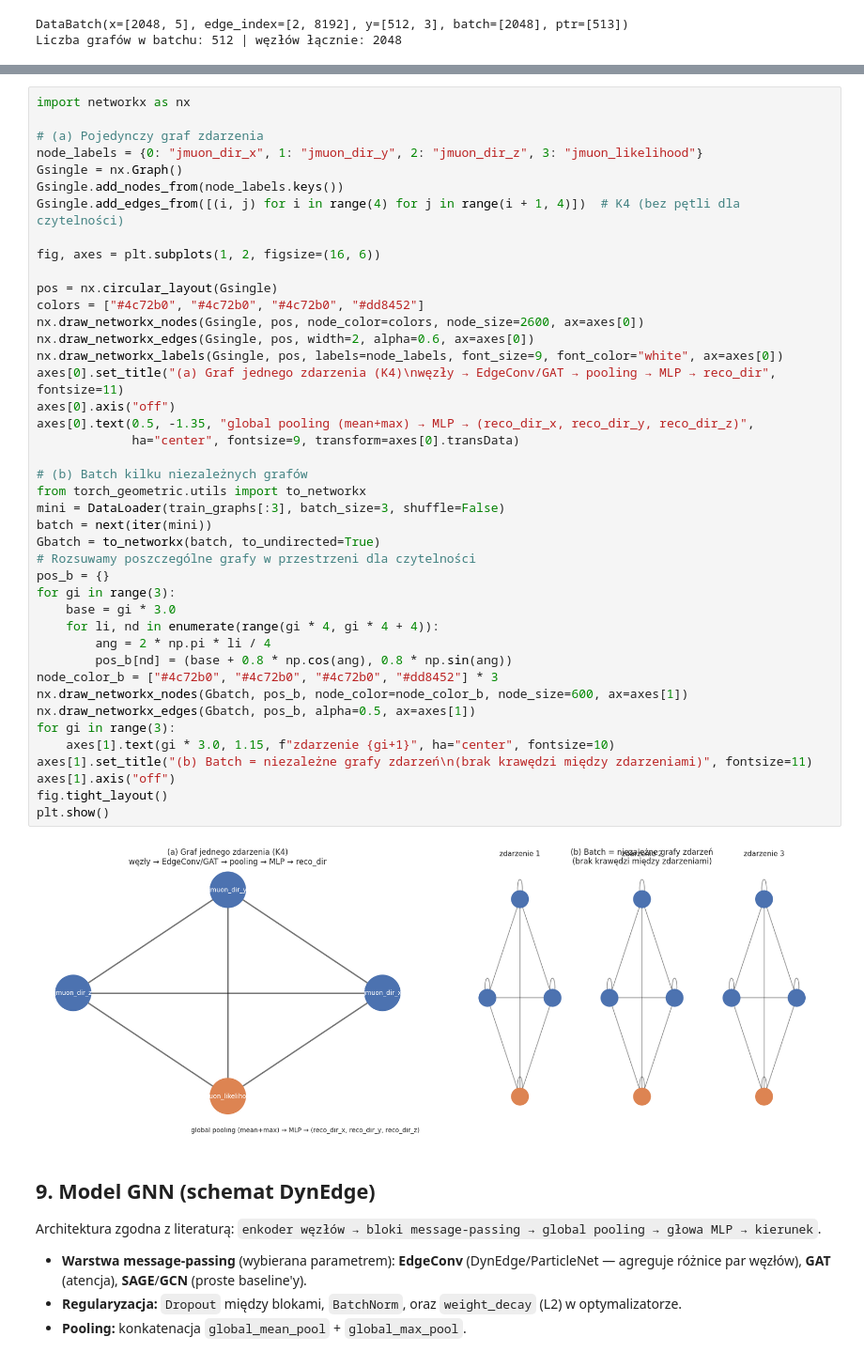
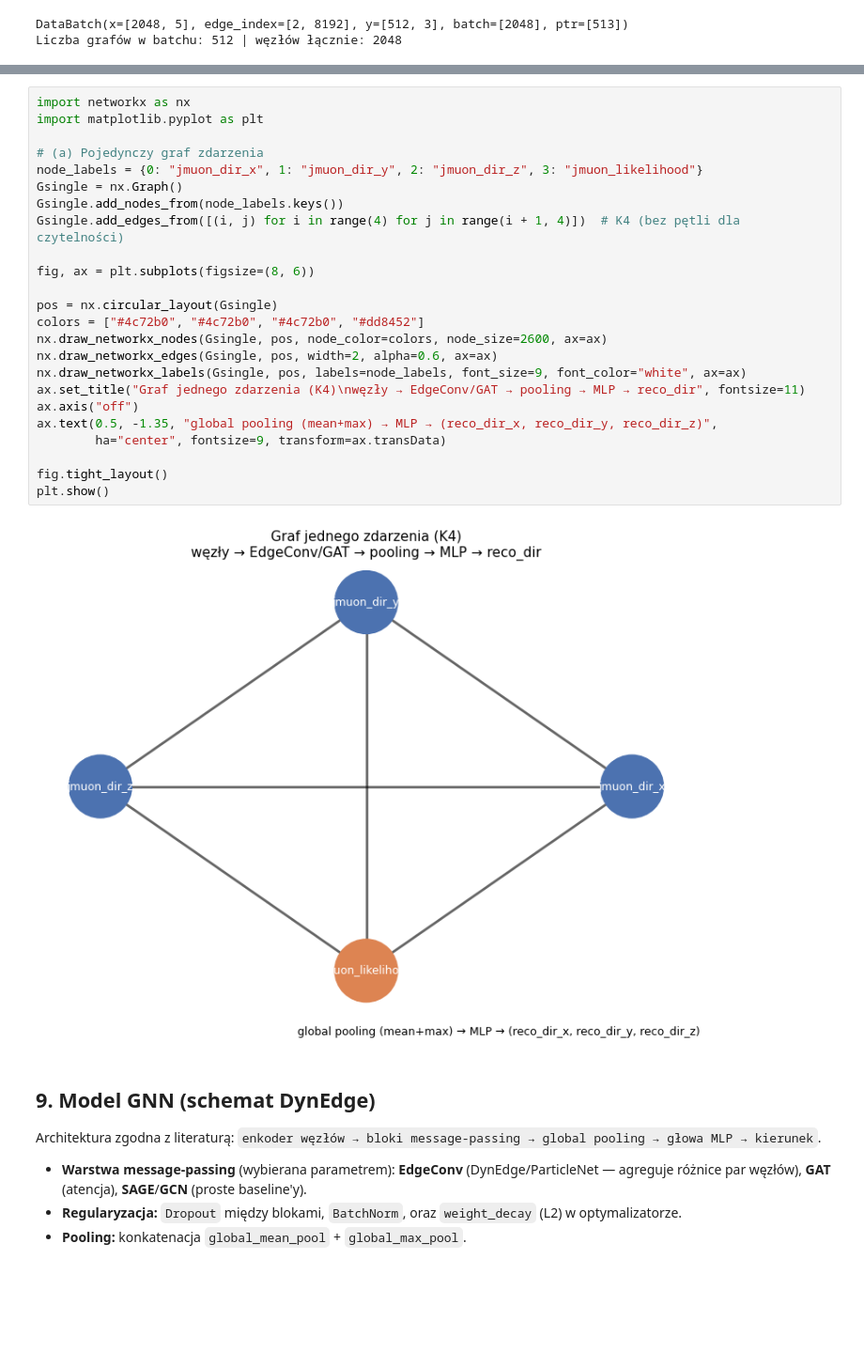
Before and after one commit to K4mi1ewski/atmospheric-muon-direction-regression, a Jupyter notebook: muon_gnn_direction.ipynb, the cells around one changed output, grey strips where cells are left out. Shown at 94% size. Drawn from its saved outputs; the diff is of its cells as text; blank space fills up the shorter version.

```diff
--- a/muon_gnn_direction.ipynb
+++ b/muon_gnn_direction.ipynb
@@ -477,47 +384,29 @@ Poniżej:
 # %%
 import networkx as nx
+import matplotlib.pyplot as plt
 
 # (a) Pojedynczy graf zdarzenia
 node_labels = {0: "jmuon_dir_x", 1: "jmuon_dir_y", 2: "jmuon_dir_z", 3: "jmuon_likelihood"}
 Gsingle = nx.Graph()
 Gsingle.add_nodes_from(node_labels.keys())
 Gsingle.add_edges_from([(i, j) for i in range(4) for j in range(i + 1, 4)])  # K4 (bez pętli dla czytelności)
 
-fig, axes = plt.subplots(1, 2, figsize=(16, 6))
+fig, ax = plt.subplots(figsize=(8, 6))
 
 pos = nx.circular_layout(Gsingle)
 colors = ["#4c72b0", "#4c72b0", "#4c72b0", "#dd8452"]
-nx.draw_networkx_nodes(Gsingle, pos, node_color=colors, node_size=2600, ax=axes[0])
-nx.draw_networkx_edges(Gsingle, pos, width=2, alpha=0.6, ax=axes[0])
-nx.draw_networkx_labels(Gsingle, pos, labels=node_labels, font_size=9, font_color="white", ax=axes[0])
-axes[0].set_title("(a) Graf jednego zdarzenia (K4)\nwęzły → EdgeConv/GAT → pooling → MLP → reco_dir", fontsize=11)
-axes[0].axis("off")
-axes[0].text(0.5, -1.35, "global pooling (mean+max) → MLP → (reco_dir_x, reco_dir_y, reco_dir_z)",
-             ha="center", fontsize=9, transform=axes[0].transData)
+nx.draw_networkx_nodes(Gsingle, pos, node_color=colors, node_size=2600, ax=ax)
+nx.draw_networkx_edges(Gsingle, pos, width=2, alpha=0.6, ax=ax)
+nx.draw_networkx_labels(Gsingle, pos, labels=node_labels, font_size=9, font_color="white", ax=ax)
+ax.set_title("Graf jednego zdarzenia (K4)\nwęzły → EdgeConv/GAT → pooling → MLP → reco_dir", fontsize=11)
+ax.axis("off")
+ax.text(0.5, -1.35, "global pooling (mean+max) → MLP → (reco_dir_x, reco_dir_y, reco_dir_z)",
+        ha="center", fontsize=9, transform=ax.transData)
 
-# (b) Batch kilku niezależnych grafów
-from torch_geometric.utils import to_networkx
-mini = DataLoader(train_graphs[:3], batch_size=3, shuffle=False)
-batch = next(iter(mini))
-Gbatch = to_networkx(batch, to_undirected=True)
-# Rozsuwamy poszczególne grafy w przestrzeni dla czytelności
-pos_b = {}
-for gi in range(3):
-    base = gi * 3.0
-    for li, nd in enumerate(range(gi * 4, gi * 4 + 4)):
-        ang = 2 * np.pi * li / 4
-        pos_b[nd] = (base + 0.8 * np.cos(ang), 0.8 * np.sin(ang))
-node_color_b = ["#4c72b0", "#4c72b0", "#4c72b0", "#dd8452"] * 3
-nx.draw_networkx_nodes(Gbatch, pos_b, node_color=node_color_b, node_size=600, ax=axes[1])
-nx.draw_networkx_edges(Gbatch, pos_b, alpha=0.5, ax=axes[1])
-for gi in range(3):
-    axes[1].text(gi * 3.0, 1.15, f"zdarzenie {gi+1}", ha="center", fontsize=10)
-axes[1].set_title("(b) Batch = niezależne grafy zdarzeń\n(brak krawędzi między zdarzeniami)", fontsize=11)
-axes[1].axis("off")
 fig.tight_layout()
 plt.show()
 # %% [output]
-[figure, old version]
+[figure, new version]
 # %% [markdown]
 ## 9. Model GNN (schemat DynEdge)
 
```
Also changed, not shown: parts of 7 cells of this notebook.
